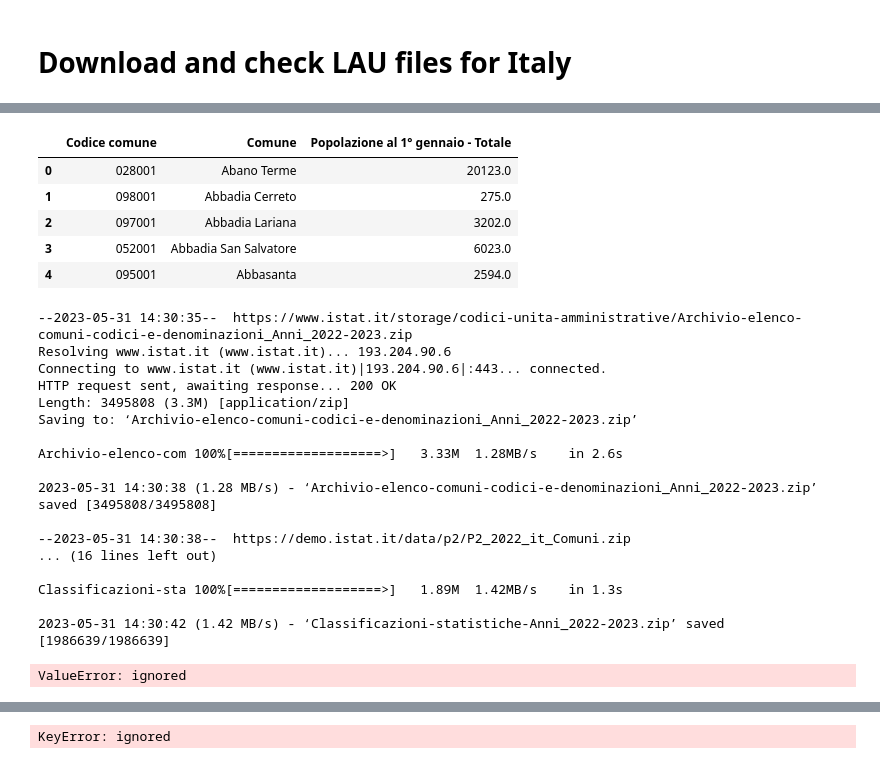
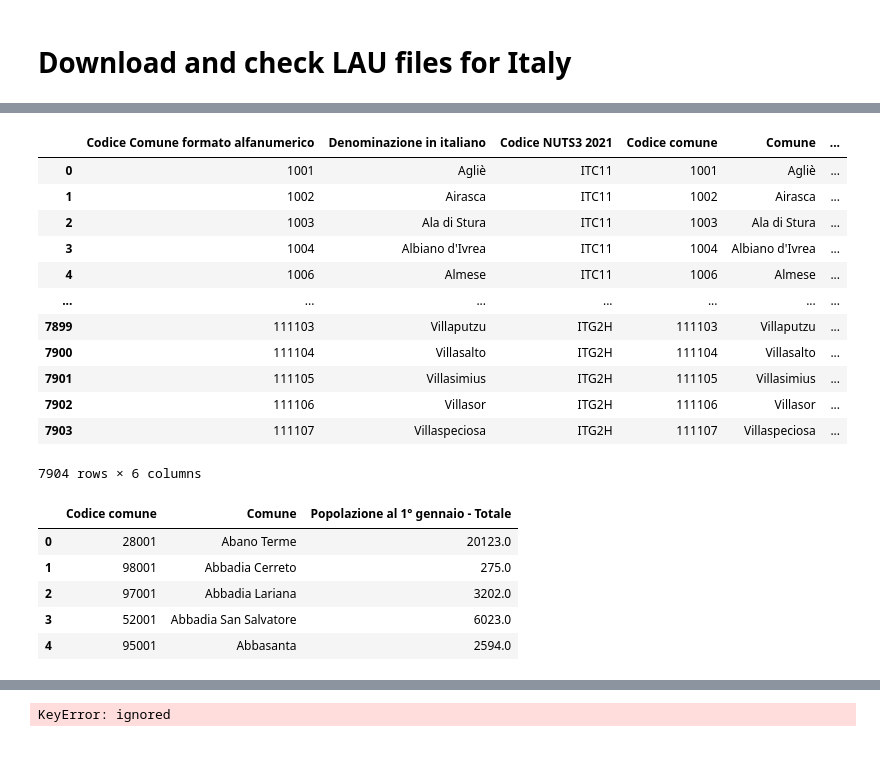
Before and after one commit to cimbelli/LAU, a Jupyter notebook: IT.ipynb, the cells around one changed output, grey strips where cells are left out. Cells and saved outputs as stored; diff of their text form; code cells hidden in the pictures.

```diff
--- a/IT.ipynb
+++ b/IT.ipynb
@@ -47,7 +47,7 @@ def openfile(filename, cols):
   if ext == '.xls' or ext == '.xlsx':
     df = pd.read_excel(filename, sheet_name=0, usecols =cols)
   if ext == '.csv':
-    df = pd.read_csv(filename, sep=';', encoding="utf-8", quotechar='"',usecols =cols, skiprows=1)#, index_col='Codice Comune') #, index_col=False)
+    df = pd.read_csv(filename, sep=';', encoding="utf-8", quotechar='"',usecols =cols, skiprows=1, index_col=False).dropna() #, index_col='Codice Comune') #, index_col=False)
   return df
 # %%
 from google.colab import drive
@@ -89,0 +98,13 @@ cityfua_cols = [cityfua_code,cityfua_citycode,cityfua_cityname,cityfua_fuacode,c
+# %%
+### FILES OPEN
+nomenclature = openfile(nomenclature_file, nomenclature_cols)
+population = openfile(population_file, population_cols)
+classifications = openfile(classifications_file,classifications_cols)
+cityfua = openfile(cityfua_file, cityfua_cols)
+
+population["LAU CODE"] = pd.to_numeric(population[population_code])
+# %%
+### 1st JOIN
+df = pd.merge(nomenclature,population,left_on=nomenclature_code, right_on=population_code)
+df = df[[nomenclature_nuts3,population_code, population_name, ]]
+df.rename(columns={"A": "a", "B": "c"})
@@ -90,44 +124,28 @@ cityfua_cols = [cityfua_code,cityfua_citycode,cityfua_cityname,cityfua_fuacode,c
+# %%
+df
+# %% [output]
+|  | Codice Comune formato alfanumerico | Denominazione in italiano | Codice NUTS3 2021 | Codice comune | Comune | ... |
+| 0 | 1001 | Agliè | ITC11 | 1001 | Agliè | ... |
+| 1 | 1002 | Airasca | ITC11 | 1002 | Airasca | ... |
+| 2 | 1003 | Ala di Stura | ITC11 | 1003 | Ala di Stura | ... |
+| 3 | 1004 | Albiano d'Ivrea | ITC11 | 1004 | Albiano d'Ivrea | ... |
+| 4 | 1006 | Almese | ITC11 | 1006 | Almese | ... |
+| ... | ... | ... | ... | ... | ... | ... |
+| 7899 | 111103 | Villaputzu | ITG2H | 111103 | Villaputzu | ... |
+| 7900 | 111104 | Villasalto | ITG2H | 111104 | Villasalto | ... |
+| 7901 | 111105 | Villasimius | ITG2H | 111105 | Villasimius | ... |
+| 7902 | 111106 | Villasor | ITG2H | 111106 | Villasor | ... |
+| 7903 | 111107 | Villaspeciosa | ITG2H | 111107 | Villaspeciosa | ... |
+7904 rows × 6 columns
 # %%
-population = pd.read_csv('population_2022.csv', sep=';', encoding="utf-8", quotechar='"', skiprows=1, usecols = population_cols, index_col=False)#usecols =population_cols, index_col='Codice Comune') #, index_col=False)
+population = pd.read_csv('population_2022.csv', sep=';', encoding="utf-8", quotechar='"', skiprows=1, usecols = population_cols, index_col=False).dropna() #usecols =population_cols, index_col='Codice Comune') #, index_col=False)
+population[population_code] = pd.to_numeric(population[population_code])
 population.head()
 #population = openfile(population_file, population_cols)
 # %% [output]
 |  | Codice comune | Comune | Popolazione al 1° gennaio - Totale |
-| 0 | 028001 | Abano Terme | 20123.0 |
-| 1 | 098001 | Abbadia Cerreto | 275.0 |
-| 2 | 097001 | Abbadia Lariana | 3202.0 |
-| 3 | 052001 | Abbadia San Salvatore | 6023.0 |
-| 4 | 095001 | Abbasanta | 2594.0 |
+| 0 | 28001 | Abano Terme | 20123.0 |
+| 1 | 98001 | Abbadia Cerreto | 275.0 |
+| 2 | 97001 | Abbadia Lariana | 3202.0 |
+| 3 | 52001 | Abbadia San Salvatore | 6023.0 |
+| 4 | 95001 | Abbasanta | 2594.0 |
-# %%
-### FILES DOWNLOAD and RENAME
-
-nomenclature_file = extract(nomenclature_zipfile, nomenclature_cond,'nomenclature')
-population_file = extract(population_zipfile, population_cond,'population')
-classifications_file = extract(classifications_zipfile, classifications_cond,'classifications')
-cityfua_file = extract(cityfua_file, cityfua_cond,'cityfua')
-# %% [output]
---2023-05-31 14:30:35--  https://www.istat.it/storage/codici-unita-amministrative/Archivio-elenco-comuni-codici-e-denominazioni_Anni_2022-2023.zip
-Resolving www.istat.it (www.istat.it)... 193.204.90.6
-Connecting to www.istat.it (www.istat.it)|193.204.90.6|:443... connected.
-HTTP request sent, awaiting response... 200 OK
-Length: 3495808 (3.3M) [application/zip]
-Saving to: ‘Archivio-elenco-comuni-codici-e-denominazioni_Anni_2022-2023.zip’
-
-Archivio-elenco-com 100%[===================>]   3.33M  1.28MB/s    in 2.6s
-
-2023-05-31 14:30:38 (1.28 MB/s) - ‘Archivio-elenco-comuni-codici-e-denominazioni_Anni_2022-2023.zip’ saved [3495808/3495808]
-
---2023-05-31 14:30:38--  https://demo.istat.it/data/p2/P2_2022_it_Comuni.zip
-... (16 lines left out)
-
-Classificazioni-sta 100%[===================>]   1.89M  1.42MB/s    in 1.3s
-
-2023-05-31 14:30:42 (1.42 MB/s) - ‘Classificazioni-statistiche-Anni_2022-2023.zip’ saved [1986639/1986639]
-# %%
-### FILES OPEN
-nomenclature = openfile(nomenclature_file, nomenclature_cols)
-population = openfile(population_file, population_cols)
-classifications = openfile(classifications_file,classifications_cols)
-cityfua = openfile(cityfua_file, cityfua_cols)
-# %% [output]
-ValueError: ignored
```
Also changed, not shown: parts of 6 cells of this notebook.
